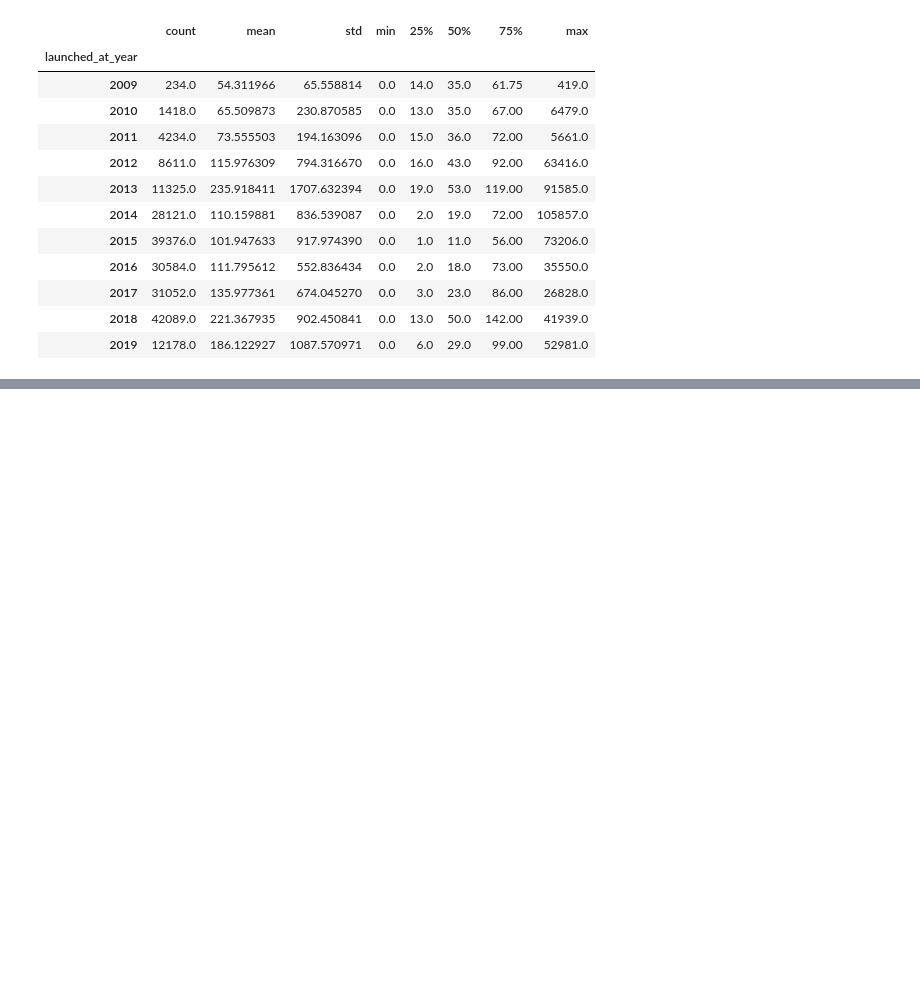
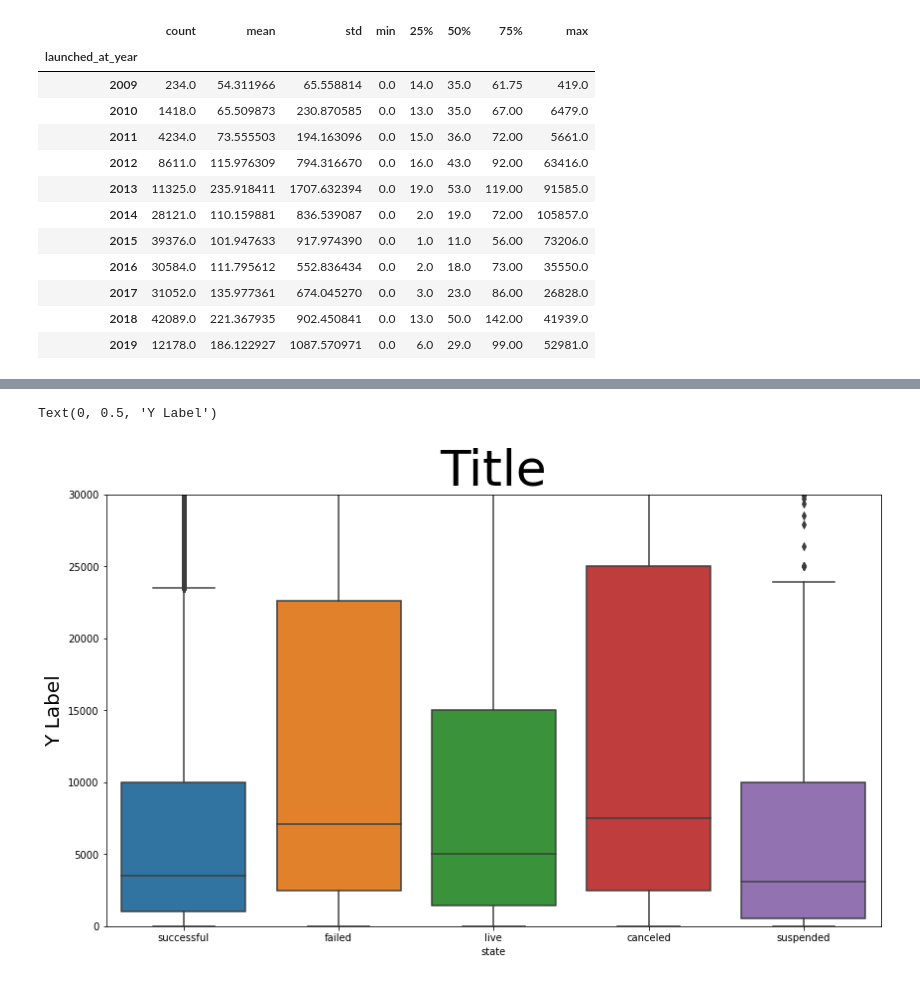
Before and after one commit to dominikmn/ds-kickstarter-project, a Jupyter notebook: 02_data_eda_daniel.ipynb, the cells around one changed output, grey strips where cells are left out. Drawn from its saved outputs; the diff is of its cells as text; code cells hidden in the pictures; blank space fills up the shorter version.

```diff
--- a/02_data_eda_daniel.ipynb
+++ b/02_data_eda_daniel.ipynb
@@ -159,0 +178,10 @@ sns.barplot(data=df_eda, x = df_eda.category_parent_id, y= 'backers_count', orde
+# %%
+plt.figure(figsize=(14,8))
+ax = sns.boxplot(x="state", y="goal_usd", data=df_eda)
+ax.set(ylim=(0, 30000))
+ax.tick_params(labelsize=10)
+ax.set_title("Title",fontsize=50)
+ax.set_ylabel("Y Label",fontsize=20)
+# %% [output]
+Text(0, 0.5, 'Y Label')
+[figure, added]
```
Also changed, not shown: parts of 5 cells of this notebook.
